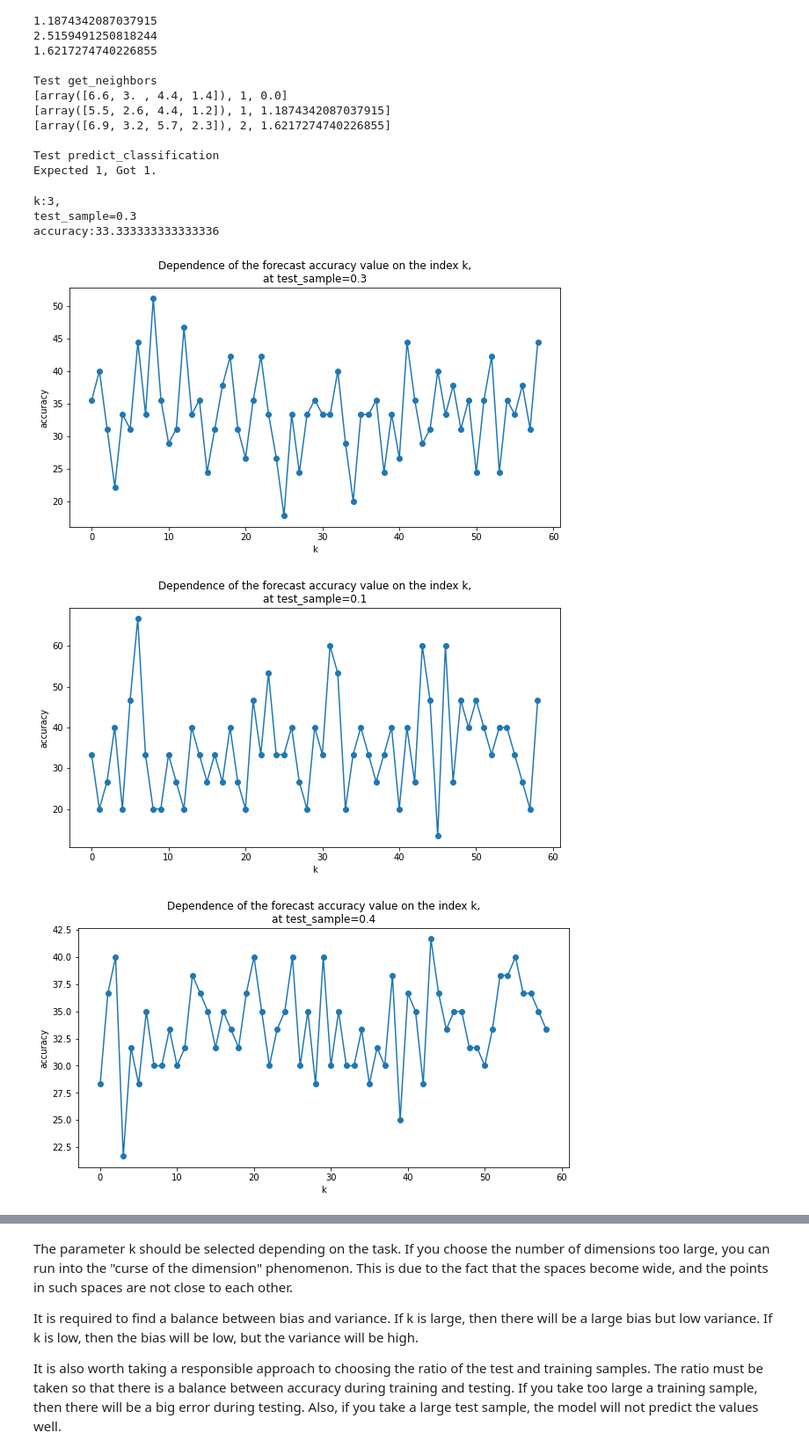
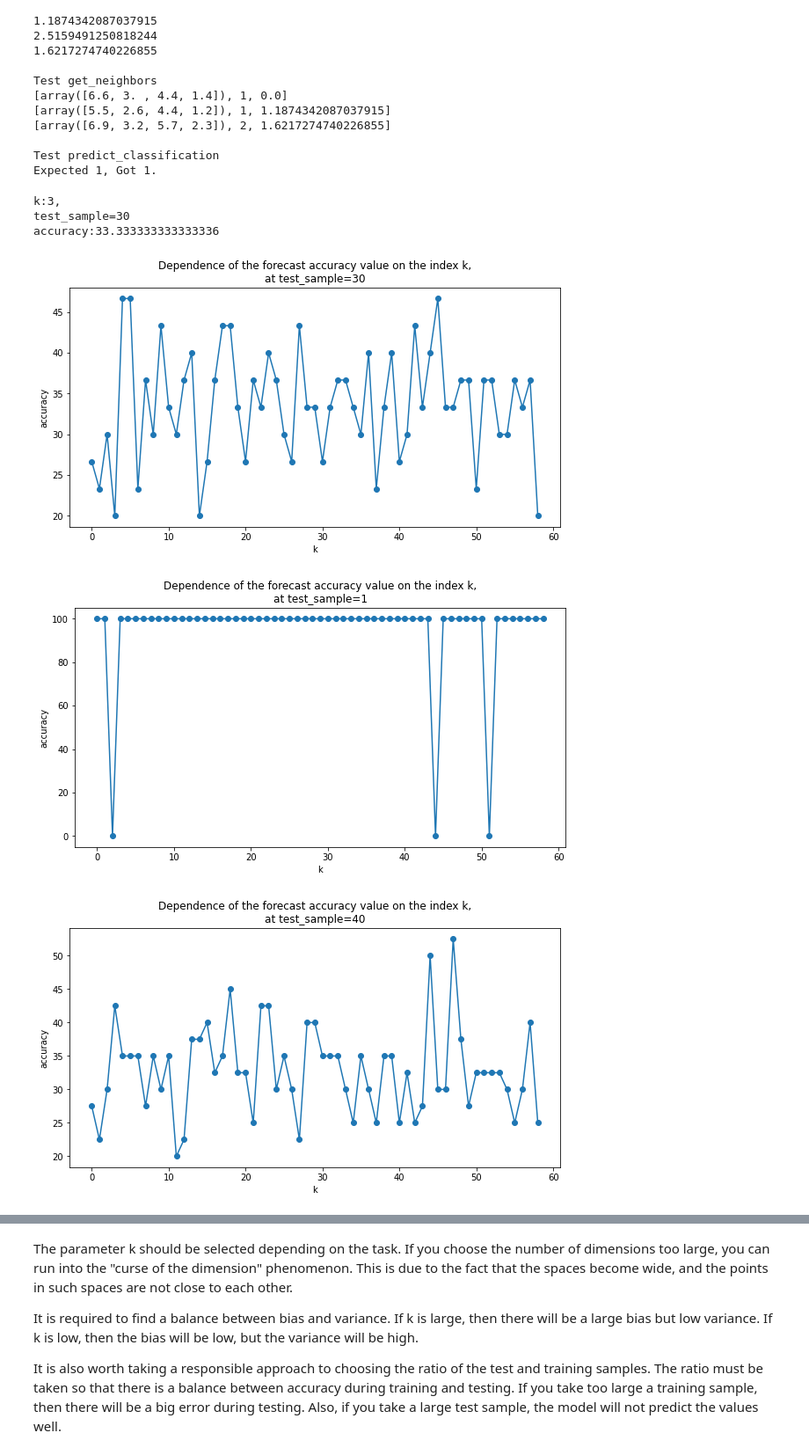
Before and after one commit to Nastasy822/SUSU, a Jupyter notebook: ML/KNN/knn.ipynb, the cells around one changed output, grey strips where cells are left out. Shown: that part at 88% size. Drawn from its saved outputs; the diff is of its cells as text; code cells hidden in the pictures.

```diff
--- a/ML/KNN/knn.ipynb
+++ b/ML/KNN/knn.ipynb
@@ -150,7 +150,7 @@ Test predict_classification
 Expected 1, Got 1.
 # %%
 from sklearn.model_selection import train_test_split
-def test_knn(dataset,k=3,test_sample=0.3):
+def test_knn(dataset,k=3,test_sample=30):
     X=dataset.data
     Y=dataset.target
     X_train,X_test,Y_train,Y_test=train_test_split(X,Y,test_size=test_sample)
@@ -167,13 +167,13 @@ def test_knn(dataset,k=3,test_sample=0.3):
 
 iris = load_iris()
 k=3
-test_sample=0.3
+test_sample=30
 print(f'k:{k},\ntest_sample={test_sample}')
 accuracy=test_knn(iris)
 print(f"accuracy:{accuracy}")
 # %% [output]
 k:3,
-test_sample=0.3
+test_sample=30
 accuracy:33.333333333333336
 # %%
 import matplotlib.pyplot as plt
@@ -189,15 +189,15 @@ def search_k(dataset,N=60,test_sample=0.3):
     plt.title(f'Dependence of the forecast accuracy value on the index k,\nat test_sample={test_sample}')
     plt.show()
 # %%
-search_k(iris,N=60,test_sample=0.3)
+search_k(iris,N=60,test_sample=30)
 # %% [output]
-[figure, old version]
+[figure, new version]
 # %%
-search_k(iris,N=60,test_sample=0.1)
+search_k(iris,N=60,test_sample=1)
 # %% [output]
-[figure, old version]
+[figure, new version]
 # %%
-search_k(iris,N=60,test_sample=0.4)
+search_k(iris,N=60,test_sample=40)
 # %% [output]
-[figure, old version]
+[figure, new version]
 # %%
```
Also changed, not shown: parts of 4 cells of this notebook.
